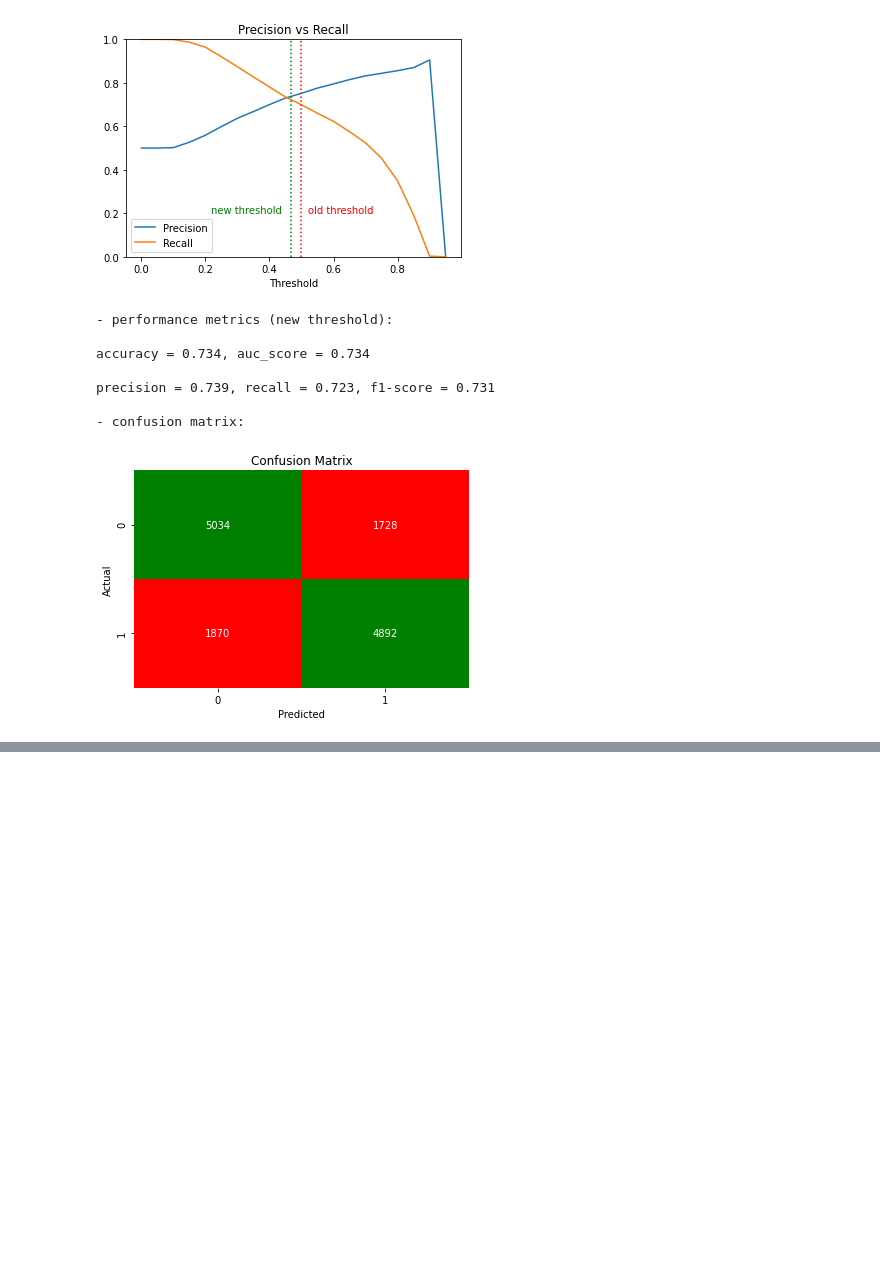
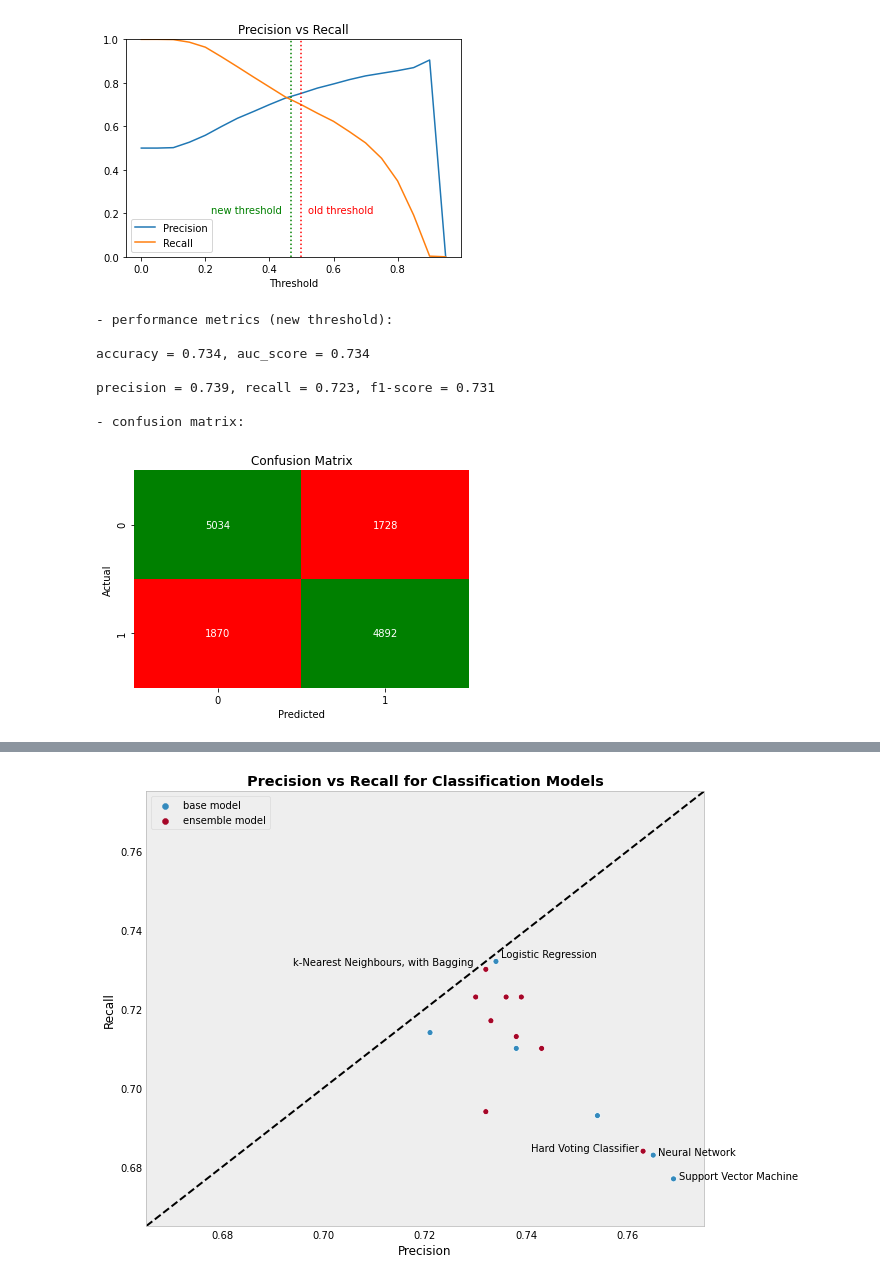
Before and after one commit to jackbustertann/cardiovascular_disease_detection, a Jupyter notebook: index.ipynb, the cells around one changed output, grey strips where cells are left out. Cells and saved outputs as stored; diff of their text form; code cells hidden in the pictures; blank space fills up the shorter version.

Commit message:
model selection

```diff
--- a/index.ipynb
+++ b/index.ipynb
@@ -1184,0 +1185,21 @@ precision = 0.739, recall = 0.723, f1-score = 0.731
+# %%
+model_performances = [{'model_type': 'base', 'model_name': 'Logistic Regression', 'auc': 0.732, 'precision': 0.734, 'recall': 0.732, 'threshold': 0.46},
+ {'model_type': 'base', 'model_name': 'k-Nearest Neighbours', 'auc': 0.733, 'precision': 0.754, 'recall': 0.693, 'threshold': 0.49},
+ {'model_type': 'base', 'model_name': 'Naive Bayes', 'auc': 0.719, 'precision': 0.721, 'recall': 0.714, 'threshold': 0.46},
+ {'model_type': 'base', 'model_name': 'Support Vector Machine', 'auc': 0.737, 'precision': 0.769, 'recall': 0.677, 'threshold': 0.5},
+ {'model_type': 'base', 'model_name': 'Neural Network', 'auc': 0.737, 'precision': 0.765, 'recall': 0.683, 'threshold': 0.468},
+ {'model_type': 'base', 'model_name': 'Decision Tree', 'auc': 0.729, 'precision': 0.738, 'recall': 0.71, 'threshold': 0.476},
+ {'model_type': 'ensemble', 'model_name': 'Random Forest', 'auc': 0.728, 'precision': 0.733, 'recall': 0.717, 'threshold': 0.475},
+ {'model_type': 'ensemble', 'model_name': 'Random Forest, with Adaptive Boosting', 'auc': 0.728, 'precision': 0.73, 'recall': 0.723, 'threshold': 0.499},
+ {'model_type': 'ensemble', 'model_name': 'Random Forest, with Gradient Boosting', 'auc': 0.73, 'precision': 0.738, 'recall': 0.713, 'threshold': 0.496},
+ {'model_type': 'ensemble', 'model_name': 'Logistic Regression, with Bagging', 'auc': 0.732, 'precision': 0.736, 'recall': 0.723, 'threshold': 0.463},
+ {'model_type': 'ensemble', 'model_name': 'k-Nearest Neighbours, with Bagging', 'auc': 0.731, 'precision': 0.732, 'recall': 0.73, 'threshold': 0.452},
+ {'model_type': 'ensemble', 'model_name': 'Naive Bayes, with Bagging', 'auc': 0.72, 'precision': 0.732, 'recall': 0.694, 'threshold': 0.402},
+ {'model_type': 'ensemble', 'model_name': 'Hard Voting Classifier', 'auc': 0.736, 'precision': 0.763, 'recall': 0.684, 'threshold': 0.5},
+ {'model_type': 'ensemble', 'model_name': 'Soft Voting Classifier', 'auc': 0.732, 'precision': 0.743, 'recall': 0.71, 'threshold': 0.458},
+ {'model_type': 'ensemble', 'model_name': 'Stacked Classifer', 'auc': 0.734, 'precision': 0.739, 'recall': 0.723, 'threshold': 0.467}]
+# %%
+model_performances = pd.DataFrame.from_dict(model_performances)
+
+base_models = model_performances.loc[model_performances['model_type'] == 'base'].drop(columns = ['model_type'])
+ensemble_models = model_performances.loc[model_performances['model_type'] == 'ensemble'].drop(columns = ['model_type'])
@@ -1184,0 +1229,23 @@ precision = 0.739, recall = 0.723, f1-score = 0.731
+# %%
+plt.style.use('bmh')
+
+fig = plt.figure(figsize = (10,8))
+ax = fig.add_subplot(111)
+sns.scatterplot(x = 'precision', y = 'recall', hue = 'model_type', data = model_performances, ax = ax)
+ax.plot([0,1], [0,1], ls = '--', c = 'black')
+ax.grid(False)
+ax.tick_params(axis='both', length = 0)
+ax.text(0.694, 0.731, 'k-Nearest Neighbours, with Bagging')
+ax.text(0.735, 0.733, 'Logistic Regression')
+ax.text(0.77, 0.677, 'Support Vector Machine')
+ax.text(0.766, 0.683, 'Neural Network')
+ax.text(0.741, 0.684, 'Hard Voting Classifier')
+ax.set_title('Precision vs Recall for Classification Models', fontweight = 'bold')
+ax.set_xlabel('Precision')
+ax.set_ylabel('Recall')
+ax.set_xlim((0.665, 0.775))
+ax.set_ylim((0.665, 0.775))
+handles, labels = ax.get_legend_handles_labels()
+ax.legend(handles=handles[1:], labels=['base model', 'ensemble model'], loc = "upper left");
+# %% [output]
+[figure, added]
```
Also changed, not shown: parts of 11 cells of this notebook.
